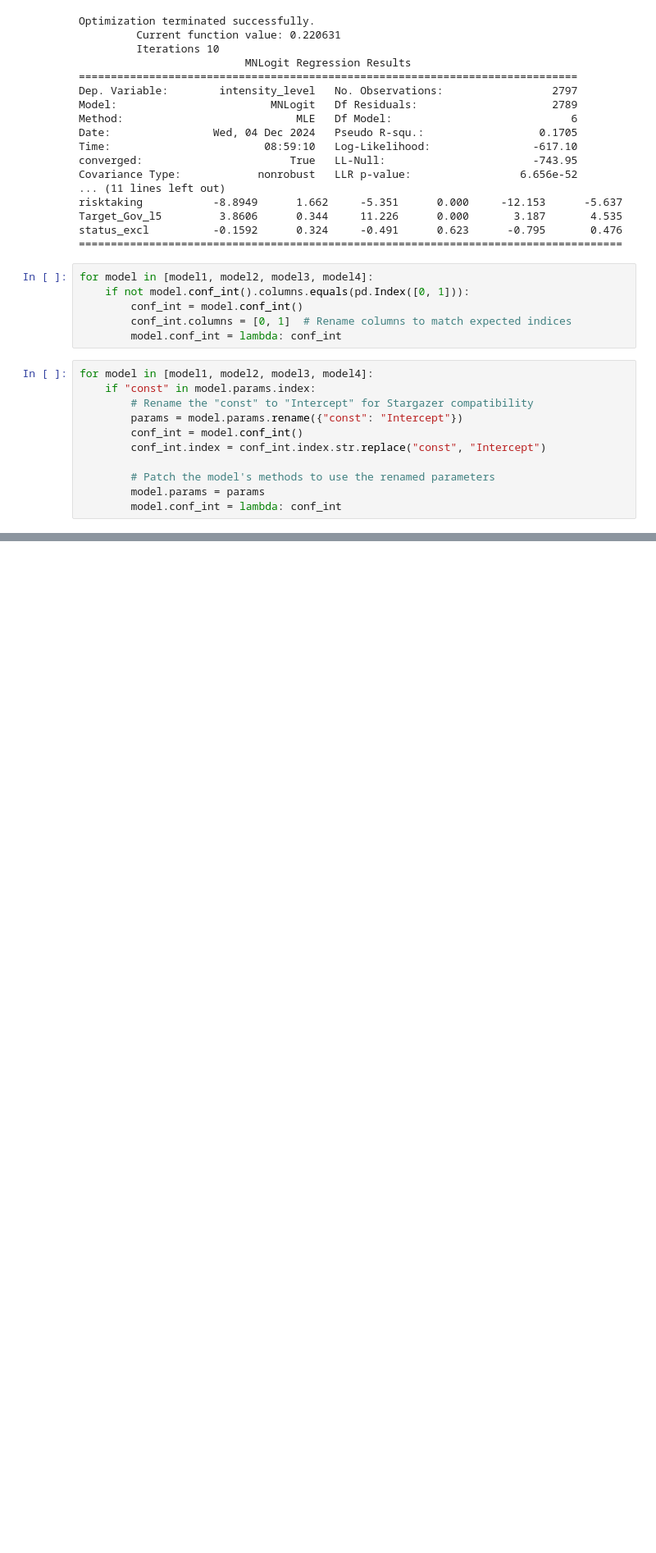
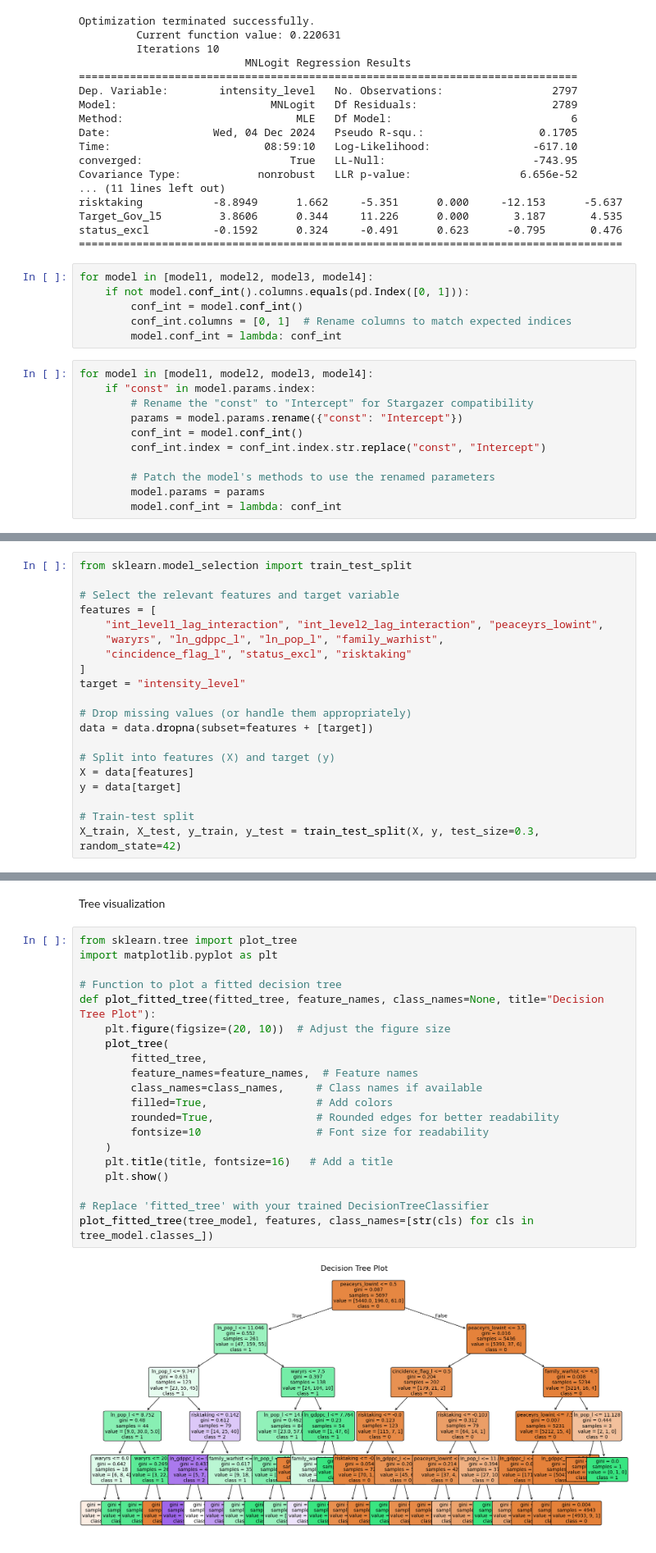
Before and after one commit to nolanyager/MachineLearning_Fall24, a Jupyter notebook: CivilWars_Analyses/Nolan_Schubiger_Analyses.ipynb, the cells around one changed output, grey strips where cells are left out. Shown at 82% size. Cells and saved outputs as stored; diff of their text form; blank space fills up the shorter version.

Commit message:
created decision tree

```diff
--- a/CivilWars_Analyses/Nolan_Schubiger_Analyses.ipynb
+++ b/CivilWars_Analyses/Nolan_Schubiger_Analyses.ipynb
@@ -356,0 +363,20 @@ for model in [model1, model2, model3, model4]:
+# %%
+from sklearn.model_selection import train_test_split
+
+# Select the relevant features and target variable
+features = [
+    "int_level1_lag_interaction", "int_level2_lag_interaction", "peaceyrs_lowint",
+    "waryrs", "ln_gdppc_l", "ln_pop_l", "family_warhist",
+    "cincidence_flag_l", "status_excl", "risktaking"
+]
+target = "intensity_level"
+
+# Drop missing values (or handle them appropriately)
+data = data.dropna(subset=features + [target])
+
+# Split into features (X) and target (y)
+X = data[features]
+y = data[target]
+
+# Train-test split
+X_train, X_test, y_train, y_test = train_test_split(X, y, test_size=0.3, random_state=42)
@@ -356,0 +410,24 @@ for model in [model1, model2, model3, model4]:
+# %% [markdown]
+Tree visualization
+# %%
+from sklearn.tree import plot_tree
+import matplotlib.pyplot as plt
+
+# Function to plot a fitted decision tree
+def plot_fitted_tree(fitted_tree, feature_names, class_names=None, title="Decision Tree Plot"):
+    plt.figure(figsize=(20, 10))  # Adjust the figure size
+    plot_tree(
+        fitted_tree,
+        feature_names=feature_names,  # Feature names
+        class_names=class_names,     # Class names if available
+        filled=True,                 # Add colors
+        rounded=True,                # Rounded edges for better readability
+        fontsize=10                  # Font size for readability
+    )
+    plt.title(title, fontsize=16)   # Add a title
+    plt.show()
+
+# Replace 'fitted_tree' with your trained DecisionTreeClassifier
+plot_fitted_tree(tree_model, features, class_names=[str(cls) for cls in tree_model.classes_])
+# %% [output]
+[figure, added]
```
Also changed, not shown: parts of 3 cells of this notebook, 1 other file.
